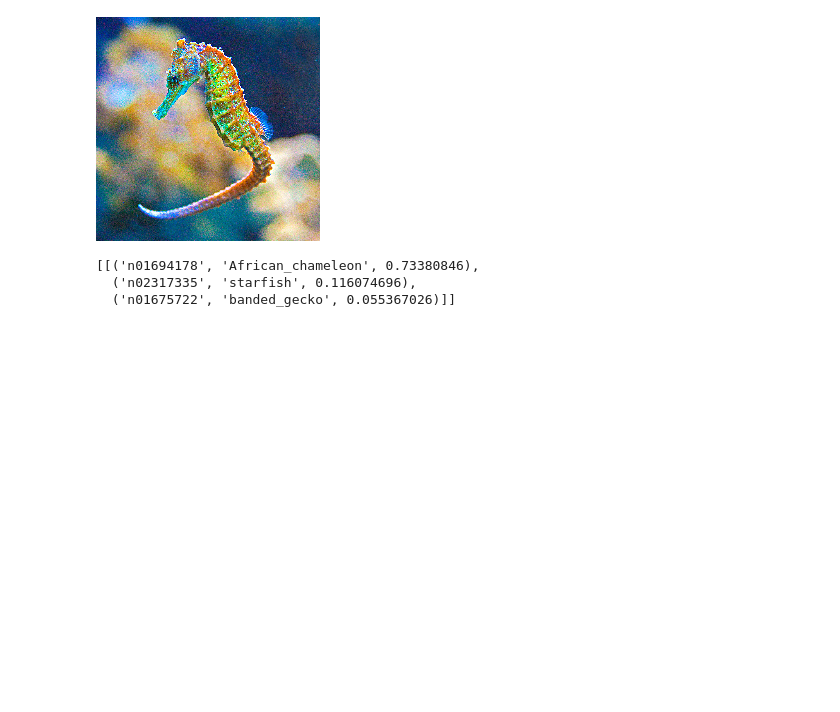
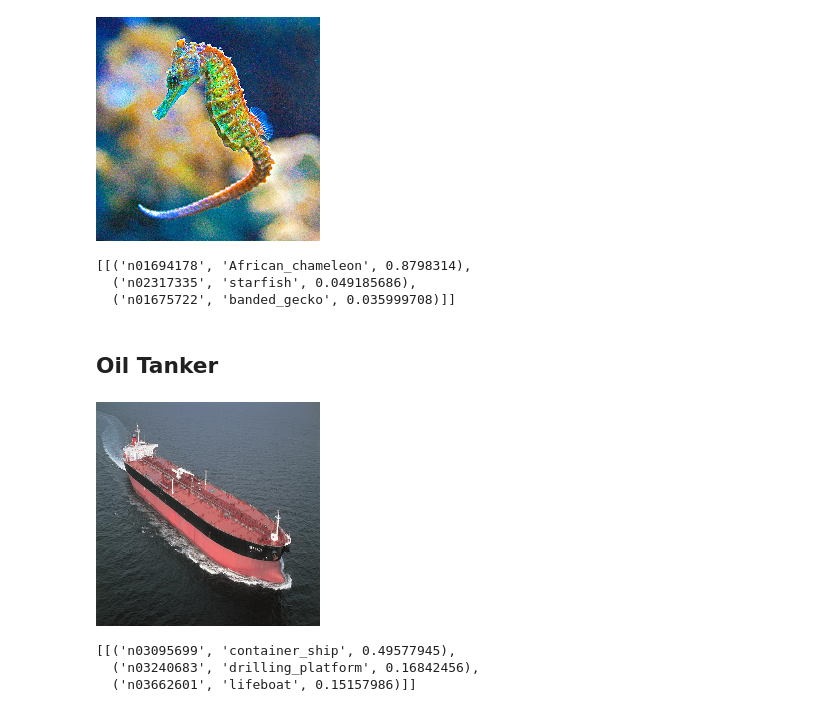
Before and after one commit to Kautenja/a-neural-algorithm-of-artistic-style, a Jupyter notebook: VGG19 Classification.ipynb, the cells around one changed output. Cells and saved outputs as stored; diff of their text form; code cells hidden in the pictures; blank space fills up the shorter version.

```diff
--- a/VGG19 Classification.ipynb
+++ b/VGG19 Classification.ipynb
@@ -43,9 +47,26 @@ seahorse
 [figure]
 # %%
 img = image_to_matrix(seahorse)
+img = normalize(img)
 preds = model.predict(img)
 decode_predictions(preds, top=3)
 # %% [output]
-[[('n01694178', 'African_chameleon', 0.73380846),
-  ('n02317335', 'starfish', 0.116074696),
-  ('n01675722', 'banded_gecko', 0.055367026)]]
+[[('n01694178', 'African_chameleon', 0.8798314),
+  ('n02317335', 'starfish', 0.049185686),
+  ('n01675722', 'banded_gecko', 0.035999708)]]
+# %% [markdown]
+## Oil Tanker
+# %%
+tanker = load_image('img/objects/oil-tanker.jpg', dim)
+tanker
+# %% [output]
+[figure, added]
+# %%
+img = image_to_matrix(tanker)
+img = normalize(img)
+preds = model.predict(img)
+decode_predictions(preds, top=3)
+# %% [output]
+[[('n03095699', 'container_ship', 0.49577945),
+  ('n03240683', 'drilling_platform', 0.16842456),
+  ('n03662601', 'lifeboat', 0.15157986)]]
```
Also changed, not shown: parts of 3 cells of this notebook, 3 other files.
